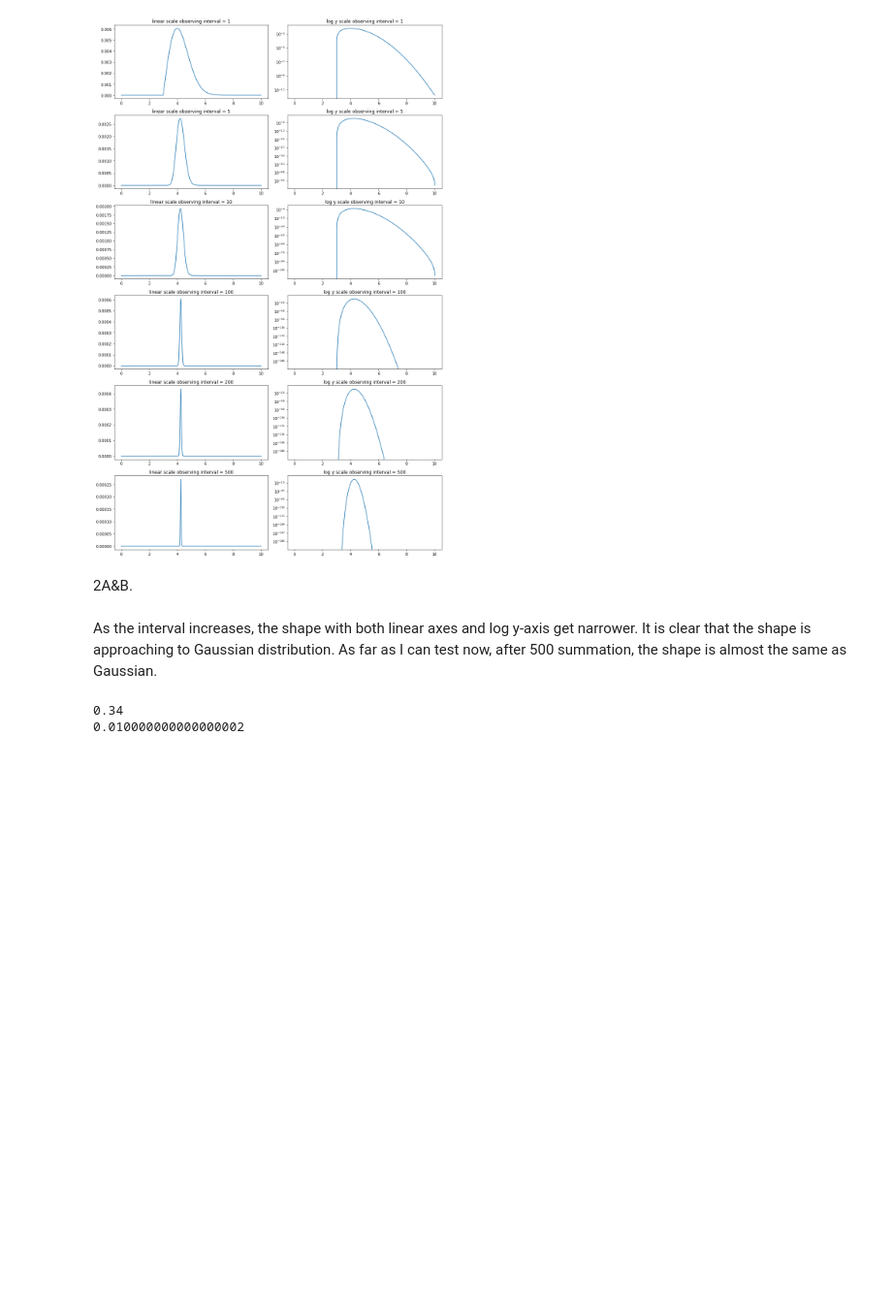
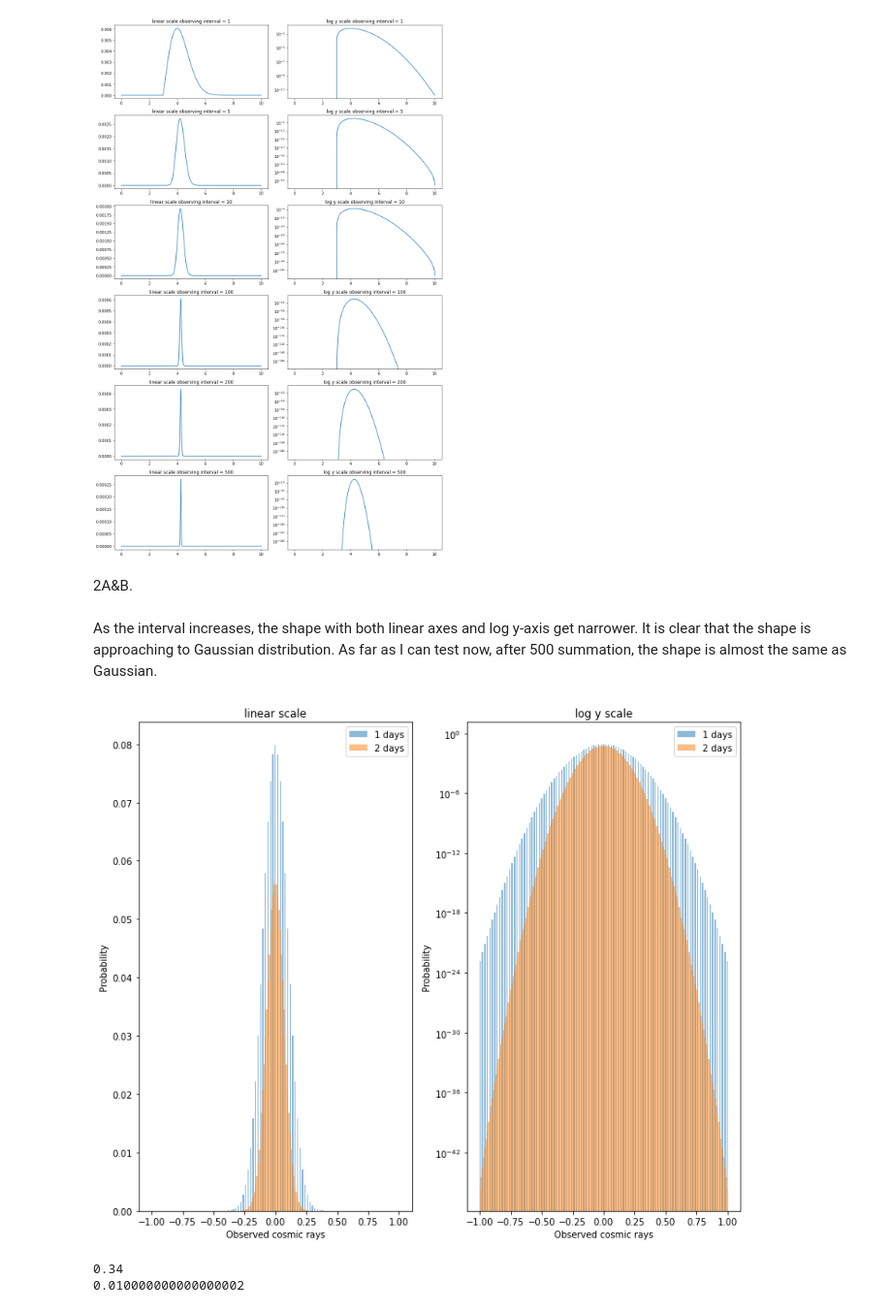
Before and after one commit to Noam-91/Advanced-Data-Analysis-Techniques-for-Large-Datasets, a Jupyter notebook: Lab#2.ipynb, the cells around one changed output. Shown at 97% size. Drawn from its saved outputs; the diff is of its cells as text; code cells hidden in the pictures; blank space fills up the shorter version.

```diff
--- a/Lab#2.ipynb
+++ b/Lab#2.ipynb
@@ -151,6 +151,26 @@ fig.tight_layout()
 2A&B.
 # %% [markdown]
 As the interval increases, the shape with both linear axes and log y-axis get narrower. It is clear that the shape is approaching to Gaussian distribution. As far as I can test now, after 500 summation, the shape is almost the same as Gaussian.
+# %%
+xrange = np.linspace(-1,1,101)
+pdf = stats.norm.pdf(xrange,loc=0,scale=.1)
+pdf = pdf/np.sum(pdf)
+conv_xrange,conv_pdf = _conv(xrange,1,pdf,[1,2])
+# %%
+plt.rcParams["figure.figsize"] = (12,10)
+fig, ax = plt.subplots(1, 2)
+for i,day in enumerate([1,2]):
+    ax[0].bar(conv_xrange[i],conv_pdf[i],label = '%s days' %day,alpha=.5,width=0.01)
+    ax[1].bar(conv_xrange[i],conv_pdf[i],label = '%s days' %day,alpha=.5,width=0.01)
+ax[0].set_title('linear scale')
+ax[1].set_title('log y scale')
+ax[0].legend()
+ax[1].legend()
+ax[1].set_yscale('log')
+plt.setp(ax, xlabel="Observed cosmic rays",ylabel="Probability")
+plt.show()
+# %% [output]
+[figure, added]
 # %%
 xrange = np.linspace(-1,1,101)
 pdf = stats.norm.pdf(xrange,loc=0,scale=.1)
```
